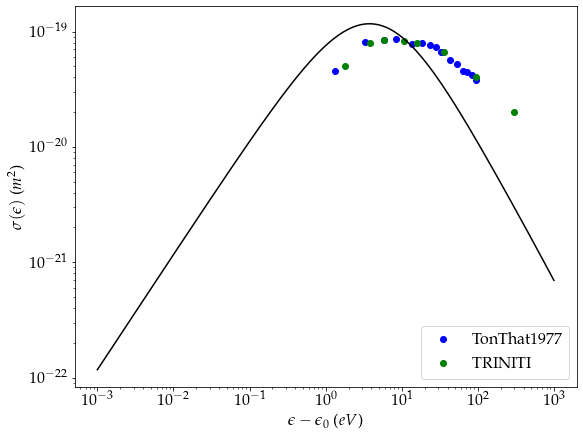
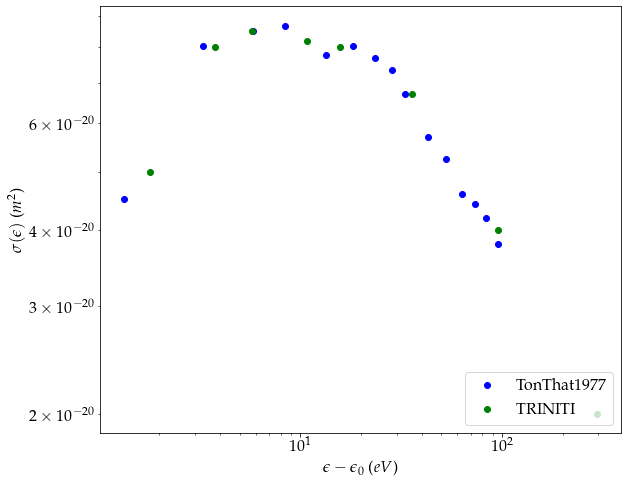
Code edit (unified diff) that turned the first committed figure into the second:
--- before
+++ after
@@ -50,5 +50,5 @@
 #     plt.errorbar(Wk[:,0]-deltaE,Wk[:,1],yerr=Wk[:,2],fmt='.',color=colors[k],label=targetrefs[k])
     plt.loglog(Wk[:,0]-deltaE,Wk[:,1],'o',color=colors[k],label=targetrefs[k])
-plt.loglog(Etest - deltaE,model0,'-k')
+# plt.loglog(Etest - deltaE,model0,'-k')
 plt.xscale('log')
 plt.yscale('log')
@@ -72,5 +72,6 @@
 fig = plt.gcf()
 fig.set_size_inches(9, 7)
+plt.tight_layout()
 plt.show()
 # fig.savefig("./dataset1.pdf", dpi=600)
-# plt.savefig('./ionization.png',dpi=1200)
+fig.savefig('./step-wise.ionization.exp.pdf',dpi=1200)

Commit: step-wise ionization, reverse-rate setup for glow-discharge propagation.